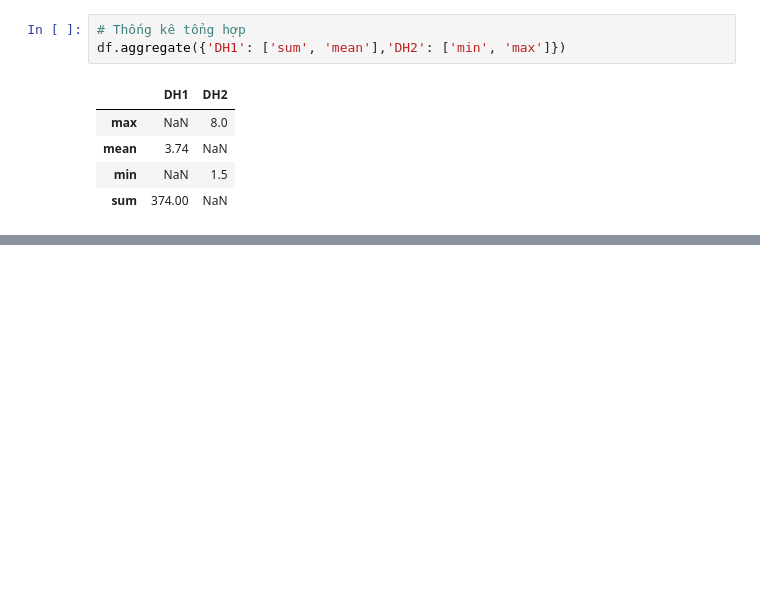
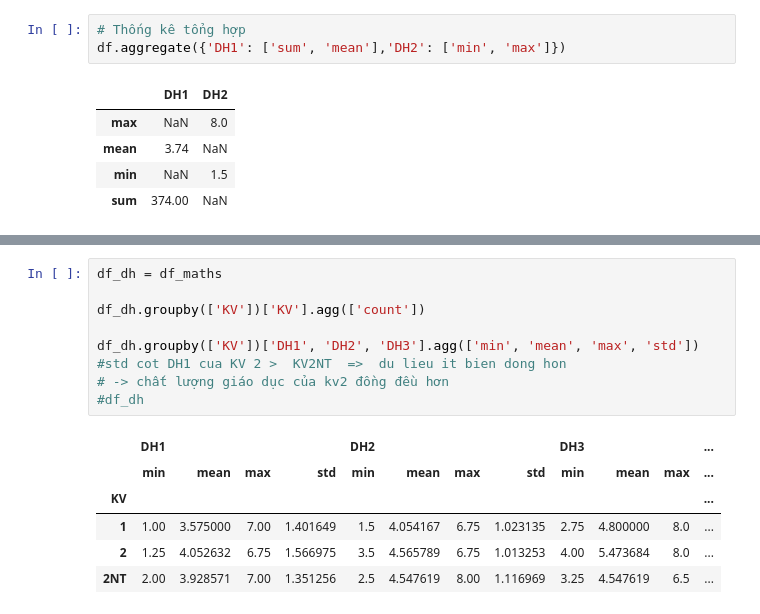
Before and after one commit to minhtri1610/py17052022, a Jupyter notebook: day12/d01.ipynb, the cells around one changed output, grey strips where cells are left out. Saved outputs shown, nothing was run; the diff lists cells and outputs as text; blank space fills up the shorter version.

```diff
--- a/day12/d01.ipynb
+++ b/day12/d01.ipynb
@@ -246,0 +271,16 @@ df.aggregate({'DH1': ['sum', 'mean'],'DH2': ['min', 'max']})
+# %%
+df_dh = df_maths
+
+df_dh.groupby(['KV'])['KV'].agg(['count'])
+
+df_dh.groupby(['KV'])['DH1', 'DH2', 'DH3'].agg(['min', 'mean', 'max', 'std'])
+#std cot DH1 cua KV 2 >  KV2NT  =>  du lieu it bien dong hon
+# -> chất lượng giáo dục của kv2 đồng đều hơn
+#df_dh
+# %% [output]
+|  | DH1 |  |  |  | DH2 |  |  |  | DH3 |  |  | ... |
+|  | min | mean | max | std | min | mean | max | std | min | mean | max | ... |
+| KV |  |  |  |  |  |  |  |  |  |  |  | ... |
+| 1 | 1.00 | 3.575000 | 7.00 | 1.401649 | 1.5 | 4.054167 | 6.75 | 1.023135 | 2.75 | 4.800000 | 8.0 | ... |
+| 2 | 1.25 | 4.052632 | 6.75 | 1.566975 | 3.5 | 4.565789 | 6.75 | 1.013253 | 4.00 | 5.473684 | 8.0 | ... |
+| 2NT | 2.00 | 3.928571 | 7.00 | 1.351256 | 2.5 | 4.547619 | 8.00 | 1.116969 | 3.25 | 4.547619 | 6.5 | ... |
```
Also changed, not shown: parts of 3 cells of this notebook, 1 other file.
